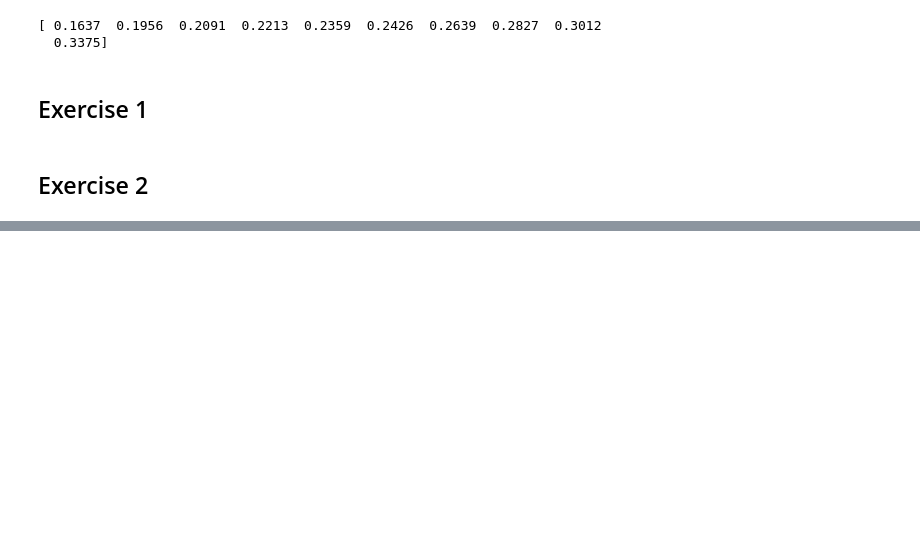
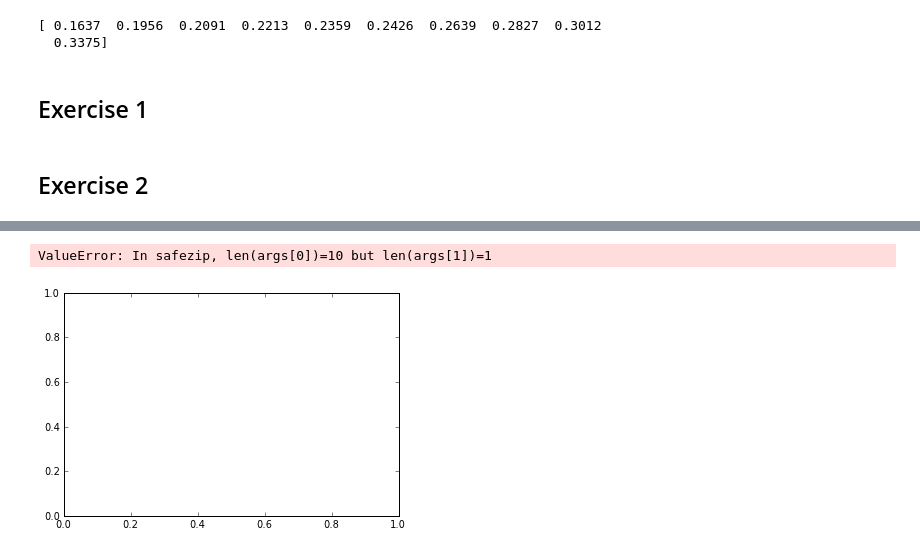
Before and after one commit to mmille60/PHYS202-SP2013, a Jupyter notebook: Week9/Week9 notes.ipynb, the cells around one changed output, grey strips where cells are left out. Saved outputs shown, nothing was run; the diff lists cells and outputs as text; code cells hidden in the pictures; blank space fills up the shorter version.

```diff
--- a/Week9/Week9 notes.ipynb
+++ b/Week9/Week9 notes.ipynb
@@ -70,0 +134,14 @@ Exercise 2
+# %%
+def WeightedLinearLeastSquaresFit(x,y,w):
+    """takes in array repersenting (x,y) values for a set of linearly varying data and an array of weights w. Perform a weighted linear least squares refression. Return the resulting slope and intercenpt parameters of the best fit line with their uncertainties"""
+    m=((sum(w)*sum(w*x*y))-sum(w*x)*sum(w*y))/((sum(w)*sum(w*x*x))-(sum(w*x))**2)
+    b=((sum(w*x*x)*sum(w*y))-sum(x*w)*sum(w*x*y))/((sum(w)*sum(w*x*x))-(sum(w*x))**2)
+    if all(w==ones(len(w))):
+        u=y-(m*x+b)
+        n=len(x)
+        um=((1/(n-2.))*average(u**2)/(average(x**2)-(average(x))**2))**.5
+        ub=((1/(n-2.))*(average(u**2)*average(x**2))/(average(x**2)-(average(x))**2))**.5
+    else:
+        um=(sum(w)/((sum(w)*sum(w*x*x))-sum(w*x)**2))**.5
+        ub=(sum(w*x*x)/((sum(w)*sum(w*x*x))-sum(w*x)**2))**.5
+    return m,b,um,ub
@@ -70,0 +172,16 @@ Exercise 2
+# %%
+errorbar(
+errorbar(x,y,u,)
+"""yfit=m*x+b
+plot(x,yfit,label="curve fit")
+yplus=(m+um)*x+(b+ub)
+yminus=(m-um)*x+(b-ub)
+plot(x,yminus,'r--',label="curvefit plus deviation")
+plot(x,yplus,'g--',label="curvefit minus deviation")
+legend(loc="lower left")
+xlabel('time(s)')
+ylabel('Position(m)')
+show()"""
+# %% [output]
+ValueError: In safezip, len(args[0])=10 but len(args[1])=1
+[figure, added]
```
Also changed, not shown: parts of 13 cells of this notebook, 7 other files.
